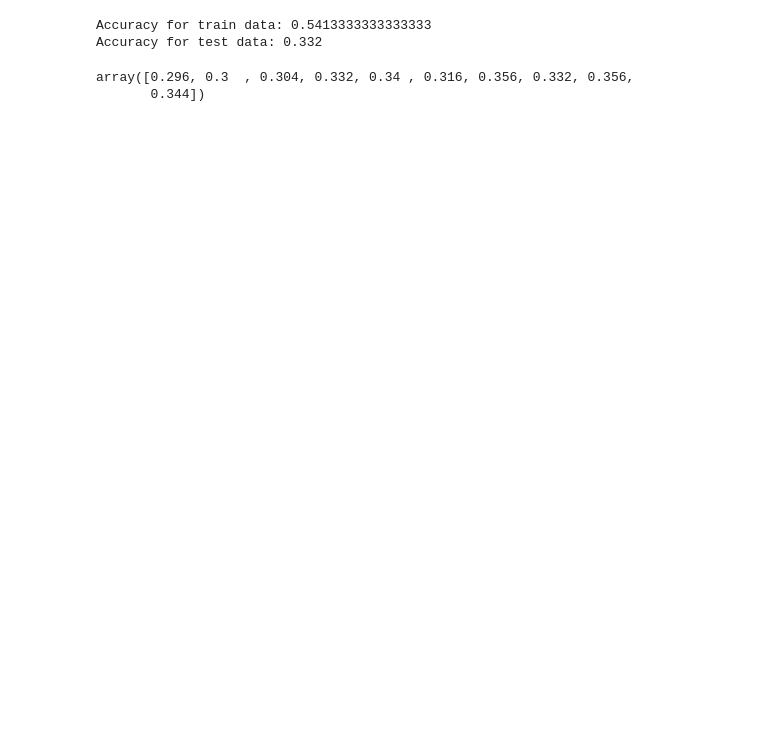
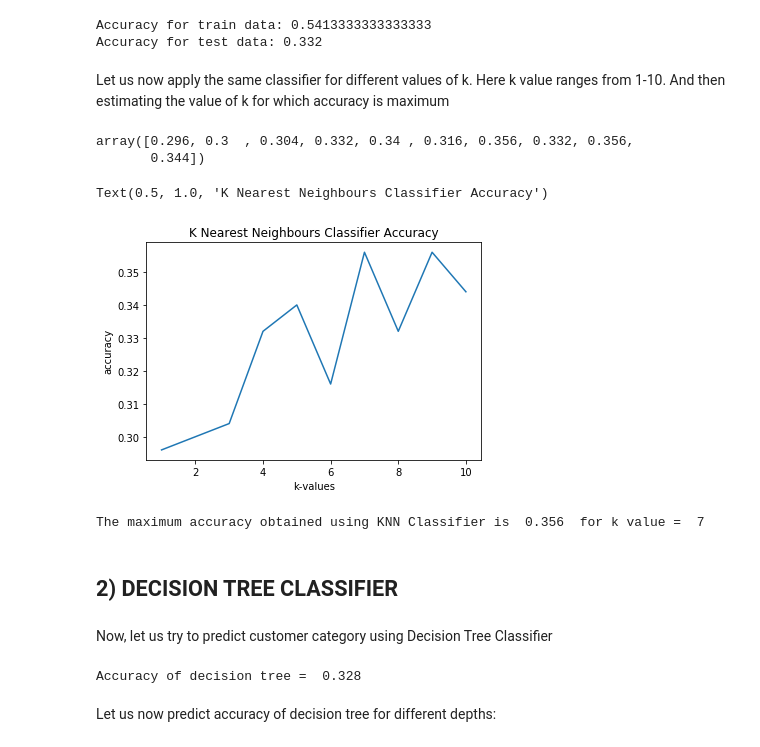
Before and after one commit to Bhargavi-Chevva/ML-Classifier, a Jupyter notebook: Machine Learning.ipynb, the cells around one changed output. Drawn from its saved outputs; the diff is of its cells as text; code cells hidden in the pictures; blank space fills up the shorter version.

```diff
--- a/Machine Learning.ipynb
+++ b/Machine Learning.ipynb
@@ -158,6 +176,8 @@ print("Accuracy for test data:",test_accuracy)
 # %% [output]
 Accuracy for train data: 0.5413333333333333
 Accuracy for test data: 0.332
+# %% [markdown]
+Let us now apply the same classifier for different values of k. Here k value ranges from 1-10. And then  estimating the value of k for which accuracy is maximum
 # %%
 k_values=10
 acc=np.zeros(k_values)
@@ -170,5 +190,17 @@ acc
 # %% [output]
 array([0.296, 0.3  , 0.304, 0.332, 0.34 , 0.316, 0.356, 0.332, 0.356,
        0.344])
+# %%
+%matplotlib inline
+import matplotlib.pyplot as plt
+plt.plot(np.arange(1,11,1),acc[:])
+plt.xlabel("k-values")
+plt.ylabel("accuracy")
+plt.title("K Nearest Neighbours Classifier Accuracy")
+# %% [output]
+Text(0.5, 1.0, 'K Nearest Neighbours Classifier Accuracy')
+[figure, added]
 # %%
-print("The maximum accuracy obtained using KNN Classifier is ",acc.max()," for k val")
+print("The maximum accuracy obtained using KNN Classifier is ",acc.max()," for k value = ",acc.argmax()+1)
+# %% [output]
+The maximum accuracy obtained using KNN Classifier is  0.356  for k value =  7
@@ -174,0 +209,4 @@ print("The maximum accuracy obtained using KNN Classifier is ",acc.max()," for k
+# %% [markdown]
+## 2) DECISION TREE CLASSIFIER
+# %% [markdown]
+Now, let us try to predict customer category using Decision Tree Classifier
@@ -174,0 +219,6 @@ print("The maximum accuracy obtained using KNN Classifier is ",acc.max()," for k
+# %%
+print("Accuracy of decision tree = ",metrics.accuracy_score(y_test,y_pred))
+# %% [output]
+Accuracy of decision tree =  0.328
+# %% [markdown]
+Let us now predict accuracy of decision tree for different depths:
```
Also changed, not shown: parts of 54 cells of this notebook.
